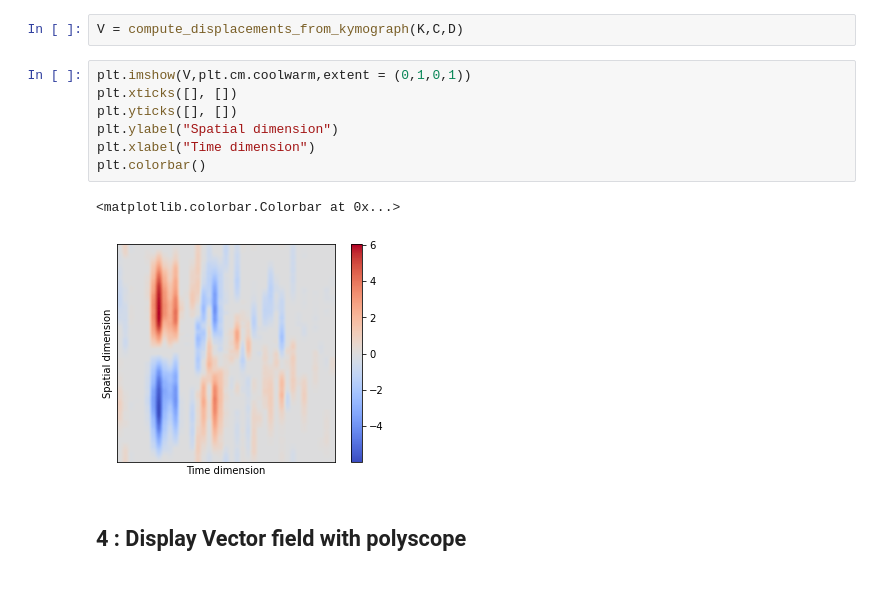
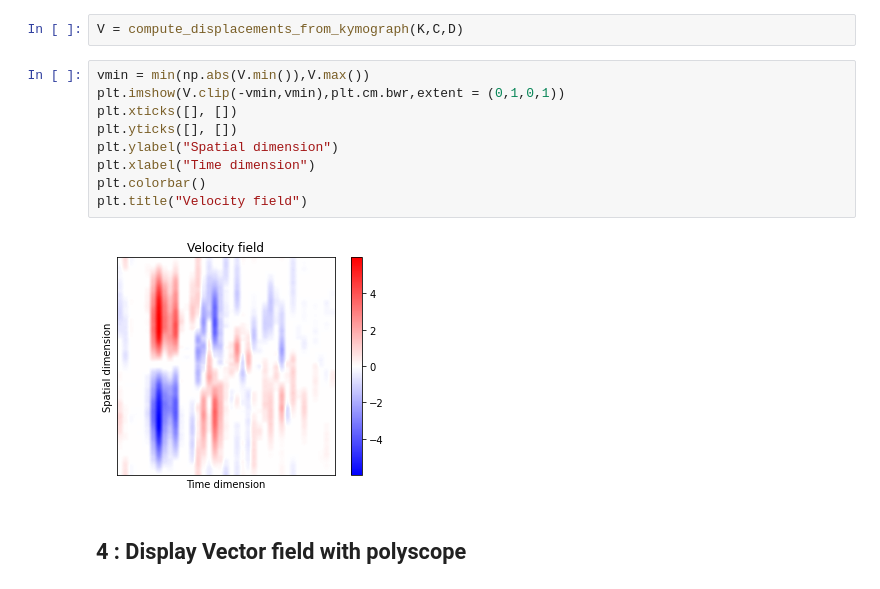
Before and after one commit to sacha-ichbiah/optiflow, a Jupyter notebook: Optiflow_presentation.ipynb, the cells around one changed output. Saved outputs shown, nothing was run; the diff lists cells and outputs as text.

```diff
--- a/Optiflow_presentation.ipynb
+++ b/Optiflow_presentation.ipynb
@@ -27,15 +37,16 @@ C,D = define_matrices(npoints = len(K),plot=True)
 # %%
 V = compute_displacements_from_kymograph(K,C,D)
 # %%
-plt.imshow(V,plt.cm.coolwarm,extent = (0,1,0,1))
+vmin = min(np.abs(V.min()),V.max())
+plt.imshow(V.clip(-vmin,vmin),plt.cm.bwr,extent = (0,1,0,1))
 plt.xticks([], [])
 plt.yticks([], [])
 plt.ylabel("Spatial dimension")
 plt.xlabel("Time dimension")
 plt.colorbar()
+plt.title("Velocity field")
 # %% [output]
-<matplotlib.colorbar.Colorbar at 0x...>
-[figure, old version]
+[figure, new version]
 # %% [markdown]
 ## 4 : Display Vector field with polyscope
 # %%
```
Also changed, not shown: parts of 1 cell of this notebook, 6 other files.
